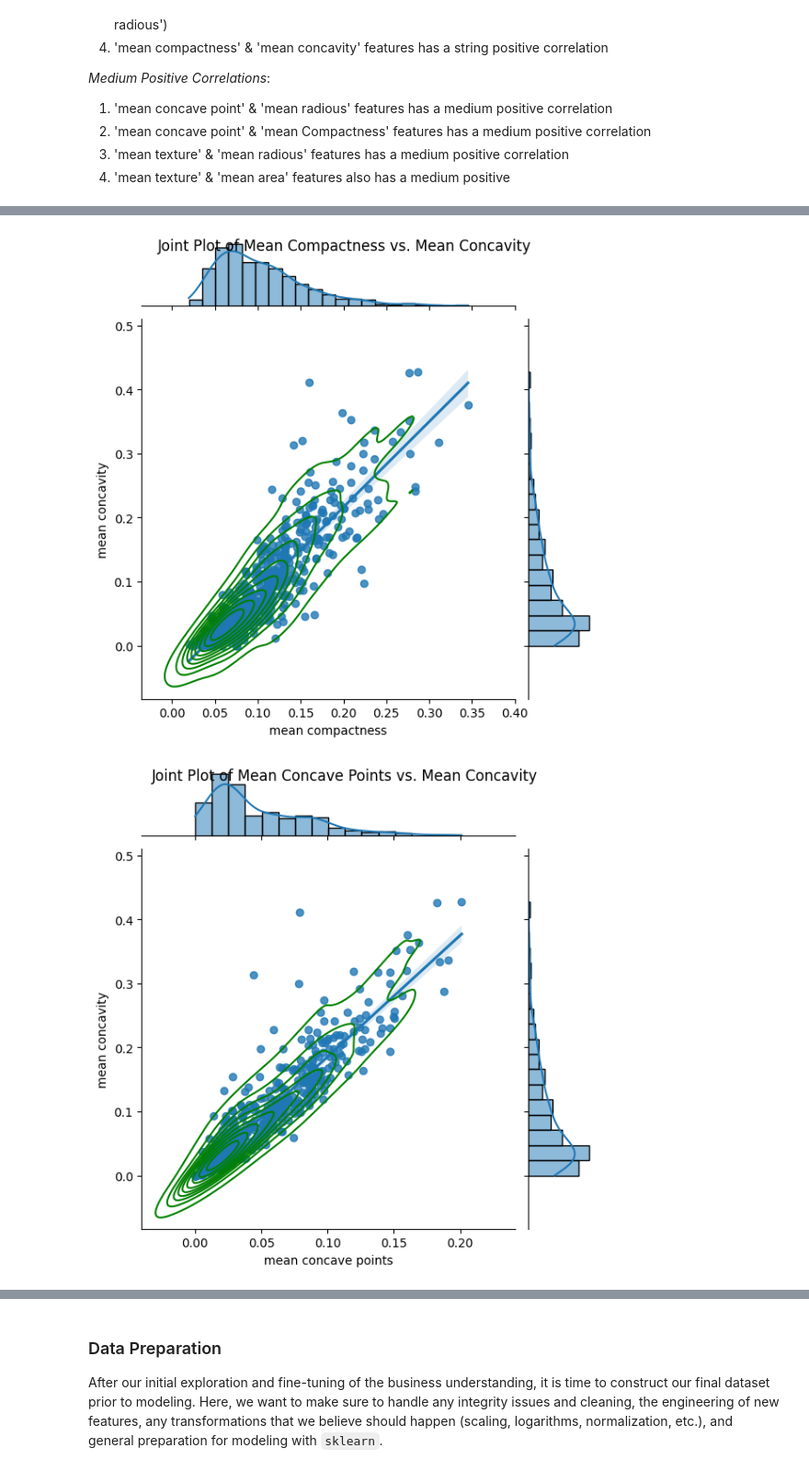
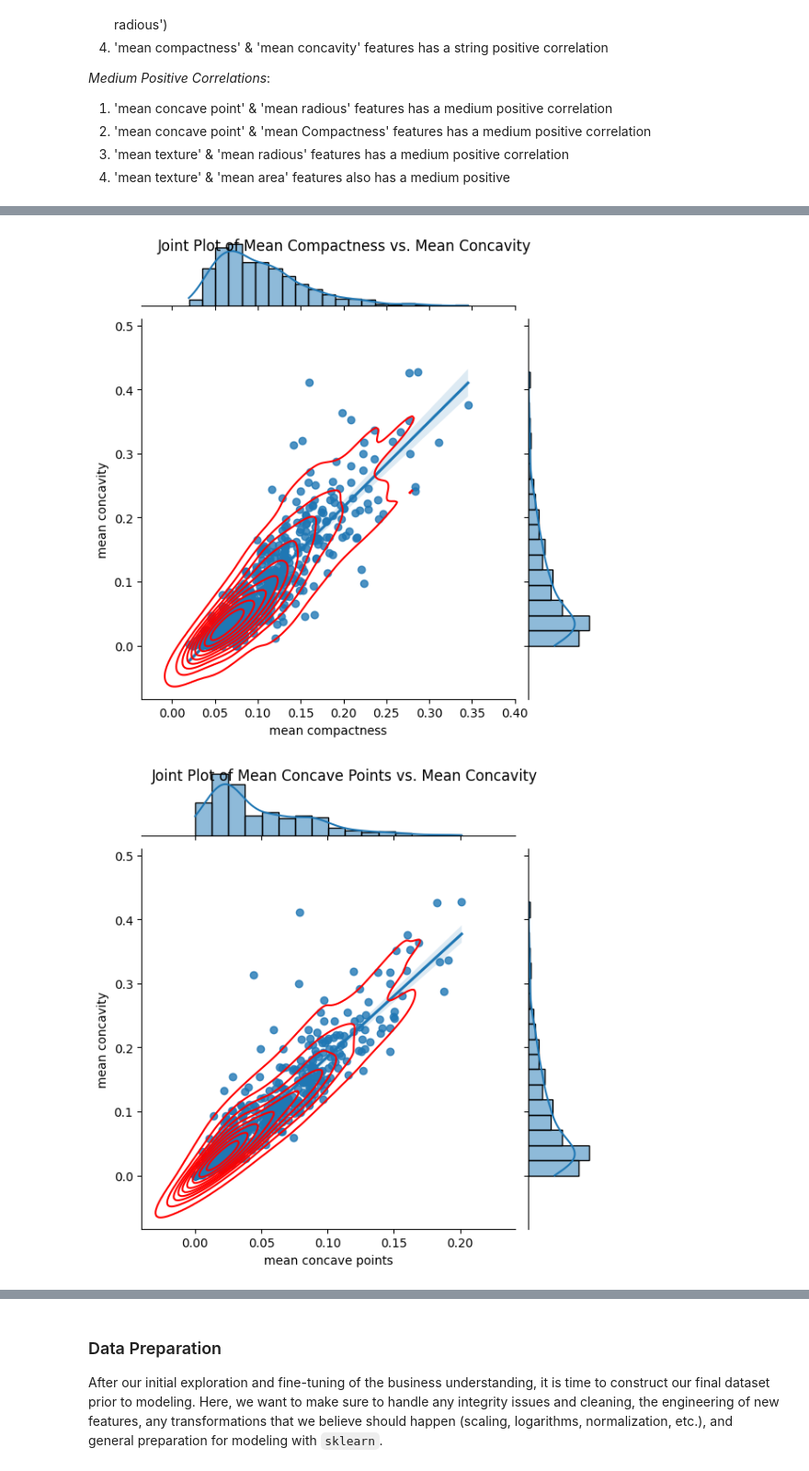
Before and after one commit to purnachand1186/Breast_Cancer_Analysis_ML, a Jupyter notebook: Breast_Cancer_Analysis.ipynb, the cells around one changed output, grey strips where cells are left out. Shown at 92% size. Drawn from its saved outputs; the diff is of its cells as text; code cells hidden in the pictures.

```diff
--- a/Breast_Cancer_Analysis.ipynb
+++ b/Breast_Cancer_Analysis.ipynb
@@ -262,16 +262,16 @@ plt.show()
 # %%
 # draw correlation among compactness_mean,concavity_mean, concave points_mean
 t = sns.jointplot(data=cancer_df, x='mean compactness', y='mean concavity', kind='reg')
-t.plot_joint(sns.kdeplot, color='green')
+t.plot_joint(sns.kdeplot, color='red')
 t.fig.suptitle('Joint Plot of Mean Compactness vs. Mean Concavity')
 u = sns.jointplot(data=cancer_df, x='mean concave points', y='mean concavity', kind='reg')
-u.plot_joint(sns.kdeplot, color='green')
+u.plot_joint(sns.kdeplot, color='red')
 u.fig.suptitle('Joint Plot of Mean Concave Points vs. Mean Concavity')
 v = sns.jointplot(data=cancer_df, x='mean texture', y='mean area', kind='reg')
-v.plot_joint(sns.kdeplot, color='green')
+v.plot_joint(sns.kdeplot, color='red')
 v.fig.suptitle('Joint Plot of Mean Texture vs. Mean Area')
 plt.tight_layout()
 plt.show()
 # %% [output]
-[figure, old version]
+[figure, new version]
-[figure, old version]
+[figure, new version]
```
Also changed, not shown: parts of 3 cells of this notebook.
